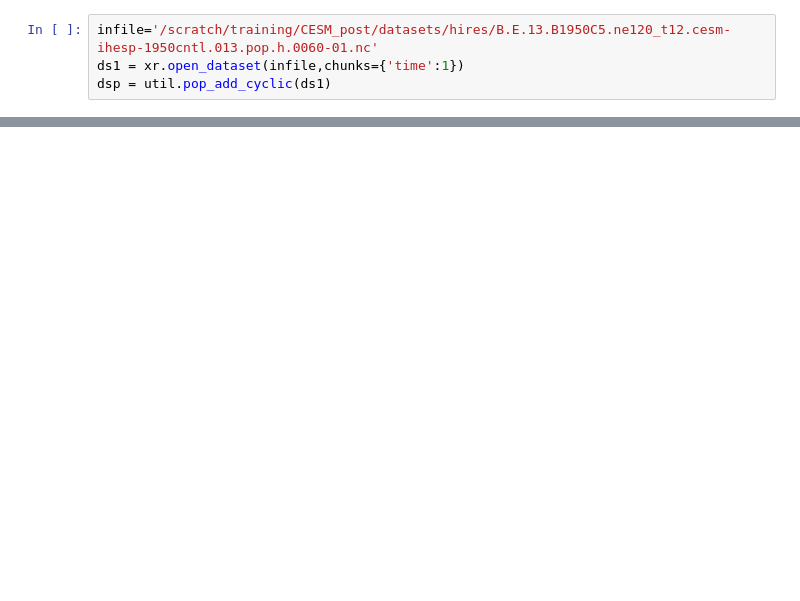
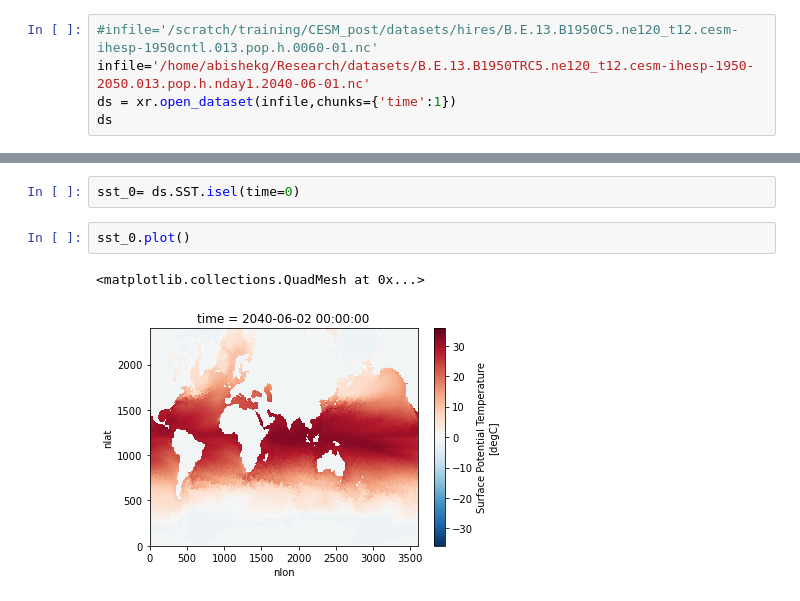
Before and after one commit to abishekg7/pangeo_binders, a Jupyter notebook: xarray_HR.ipynb, the cells around one changed output, grey strips where cells are left out. Saved outputs shown, nothing was run; the diff lists cells and outputs as text; blank space fills up the shorter version.

```diff
--- a/xarray_HR.ipynb
+++ b/xarray_HR.ipynb
@@ -15,5 +9,6 @@ import xarray as xr
 # %%
-infile='/scratch/training/CESM_post/datasets/hires/B.E.13.B1950C5.ne120_t12.cesm-ihesp-1950cntl.013.pop.h.0060-01.nc'
-ds1 = xr.open_dataset(infile,chunks={'time':1})
-dsp = util.pop_add_cyclic(ds1)
+#infile='/scratch/training/CESM_post/datasets/hires/B.E.13.B1950C5.ne120_t12.cesm-ihesp-1950cntl.013.pop.h.0060-01.nc'
+infile='/home/abishekg/Research/datasets/B.E.13.B1950TRC5.ne120_t12.cesm-ihesp-1950-2050.013.pop.h.nday1.2040-06-01.nc'
+ds = xr.open_dataset(infile,chunks={'time':1})
+ds
 # %% [output]
@@ -34,0 +99,7 @@ var = ds1.SSH[0,0:-1:1,0:-1:1]/100
+# %%
+sst_0= ds.SST.isel(time=0)
+# %%
+sst_0.plot()
+# %% [output]
+<matplotlib.collections.QuadMesh at 0x...>
+[figure, added]
```
Also changed, not shown: parts of 12 cells of this notebook, 2 other files.
